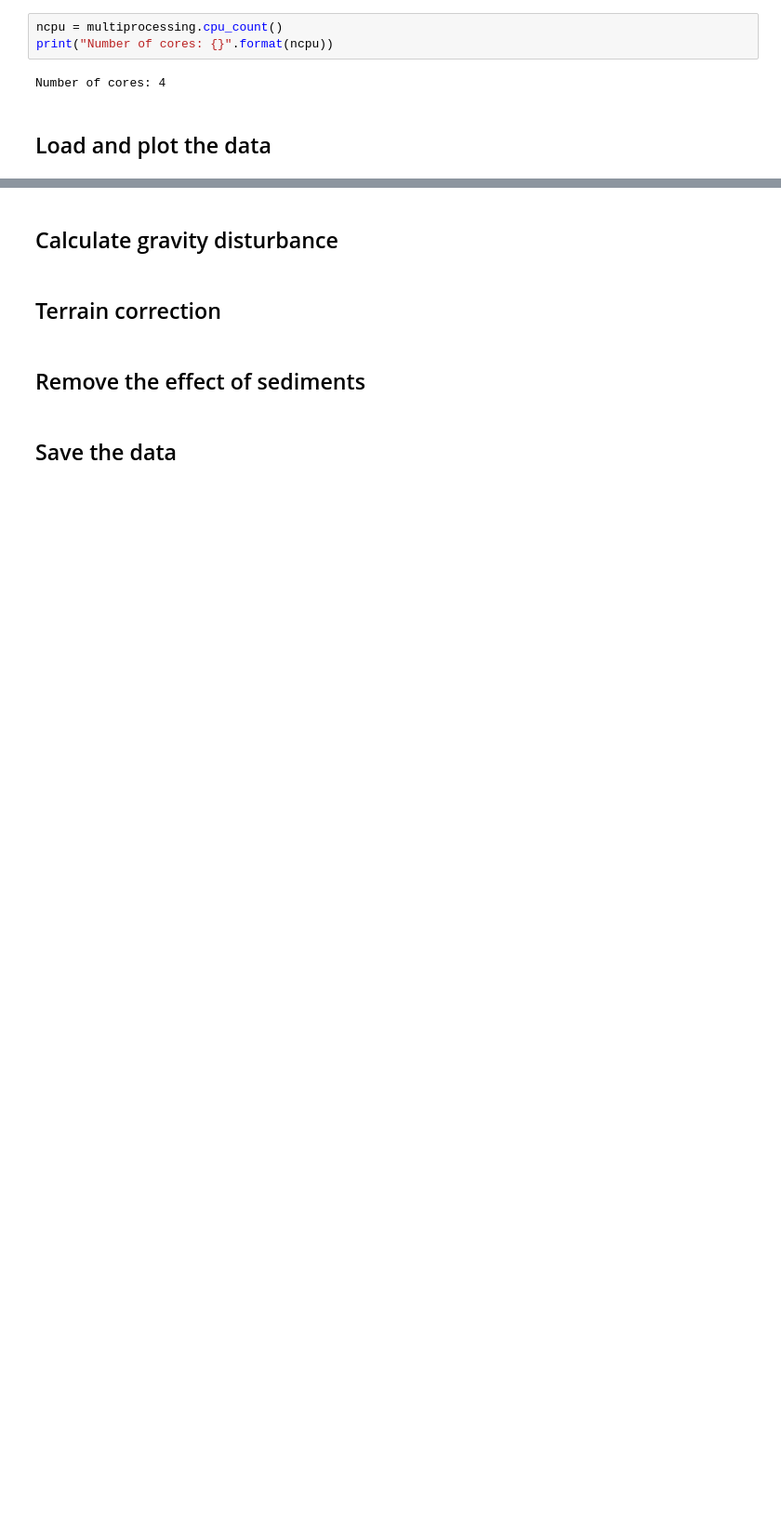
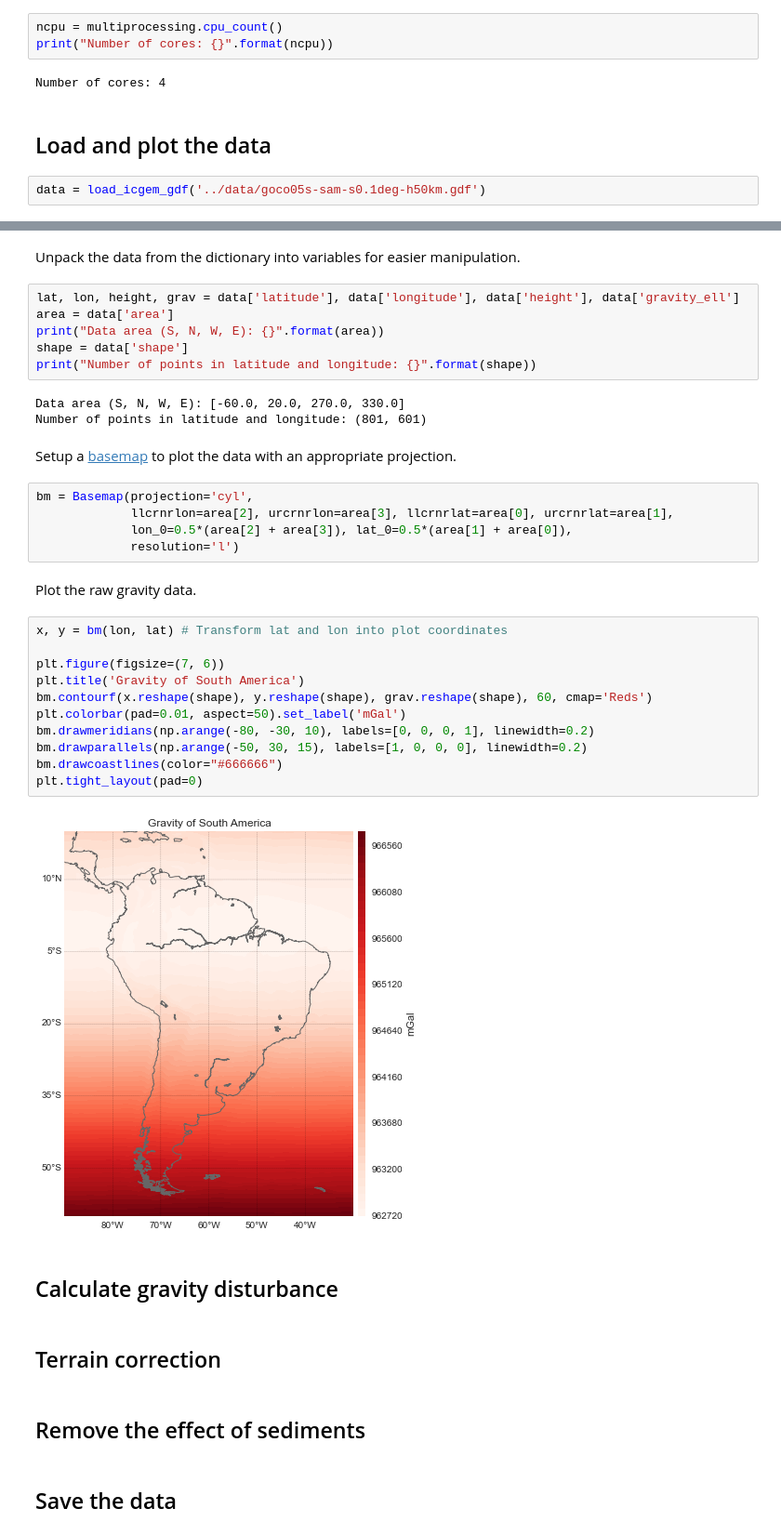
Before and after one commit to pinga-lab/paper-moho-inversion-tesseroids, a Jupyter notebook: notebooks/south-america-gravity-data.ipynb, the cells around one changed output, grey strips where cells are left out. Shown: that part at 93% size. Drawn from its saved outputs; the diff is of its cells as text; blank space fills up the shorter version.

Commit message:
Function to read ICGEM gdf files

```diff
--- a/notebooks/south-america-gravity-data.ipynb
+++ b/notebooks/south-america-gravity-data.ipynb
@@ -28,3 +29,5 @@ print("Number of cores: {}".format(ncpu))
 Number of cores: 4
 # %% [markdown]
 ## Load and plot the data
+# %%
+data = load_icgem_gdf('../data/goco05s-sam-s0.1deg-h50km.gdf')
@@ -31,3 +62,36 @@ Number of cores: 4
+# %% [markdown]
+Unpack the data from the dictionary into variables for easier manipulation.
+# %%
+lat, lon, height, grav = data['latitude'], data['longitude'], data['height'], data['gravity_ell']
+area = data['area']
+print("Data area (S, N, W, E): {}".format(area))
+shape = data['shape']
+print("Number of points in latitude and longitude: {}".format(shape))
+# %% [output]
+Data area (S, N, W, E): [-60.0, 20.0, 270.0, 330.0]
+Number of points in latitude and longitude: (801, 601)
+# %% [markdown]
+Setup a [basemap](http://matplotlib.org/basemap/index.html) to plot the data with an appropriate projection.
+# %%
+bm = Basemap(projection='cyl',
+             llcrnrlon=area[2], urcrnrlon=area[3], llcrnrlat=area[0], urcrnrlat=area[1],
+             lon_0=0.5*(area[2] + area[3]), lat_0=0.5*(area[1] + area[0]),
+             resolution='l')
+# %% [markdown]
+Plot the raw gravity data.
+# %%
+x, y = bm(lon, lat) # Transform lat and lon into plot coordinates
+
+plt.figure(figsize=(7, 6))
+plt.title('Gravity of South America')
+bm.contourf(x.reshape(shape), y.reshape(shape), grav.reshape(shape), 60, cmap='Reds')
+plt.colorbar(pad=0.01, aspect=50).set_label('mGal')
+bm.drawmeridians(np.arange(-80, -30, 10), labels=[0, 0, 0, 1], linewidth=0.2)
+bm.drawparallels(np.arange(-50, 30, 15), labels=[1, 0, 0, 0], linewidth=0.2)
+bm.drawcoastlines(color="#666666")
+plt.tight_layout(pad=0)
+# %% [output]
+[figure, added]
 # %% [markdown]
 ## Calculate gravity disturbance
 # %% [markdown]
```
Also changed, not shown: parts of 5 cells of this notebook, 1 other file.
